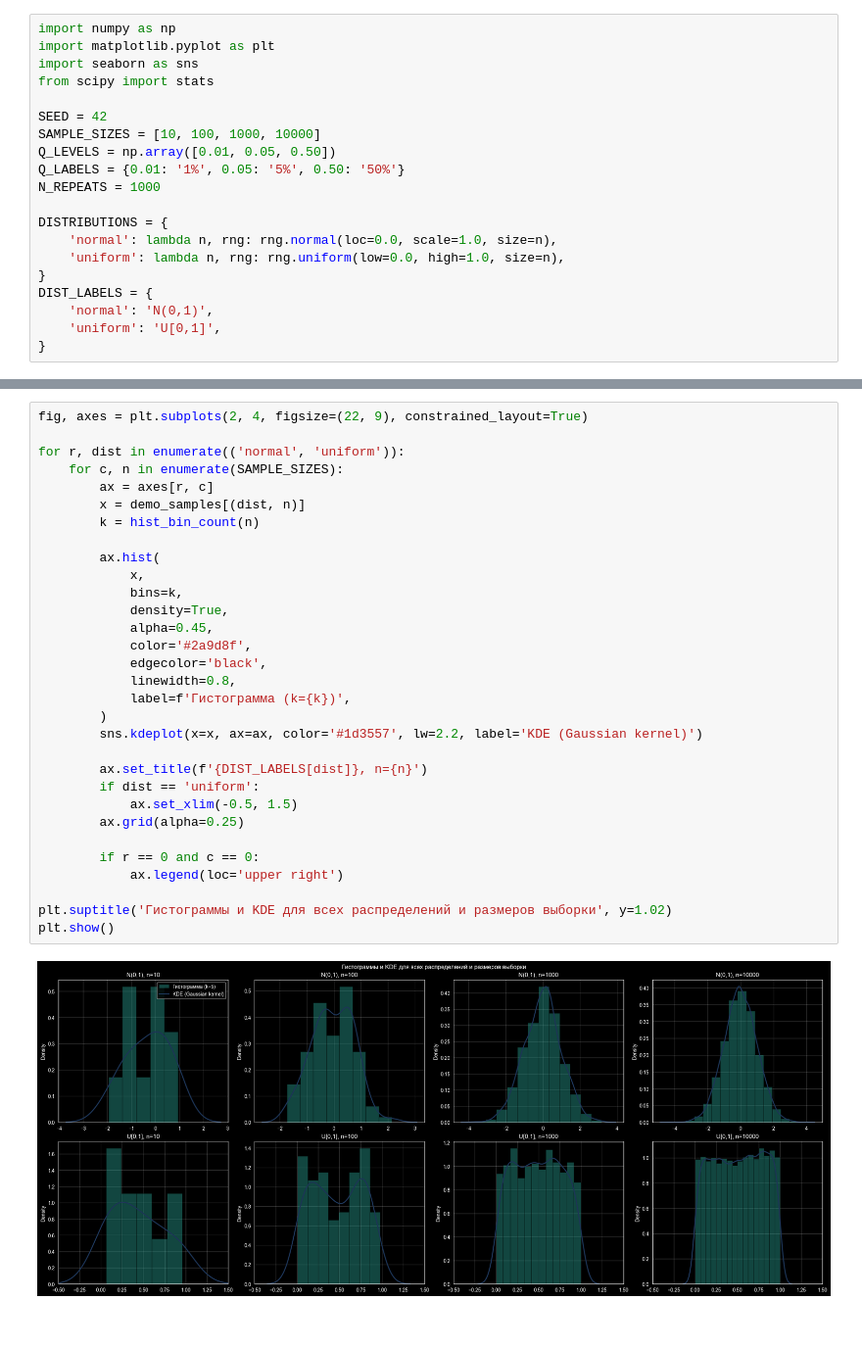
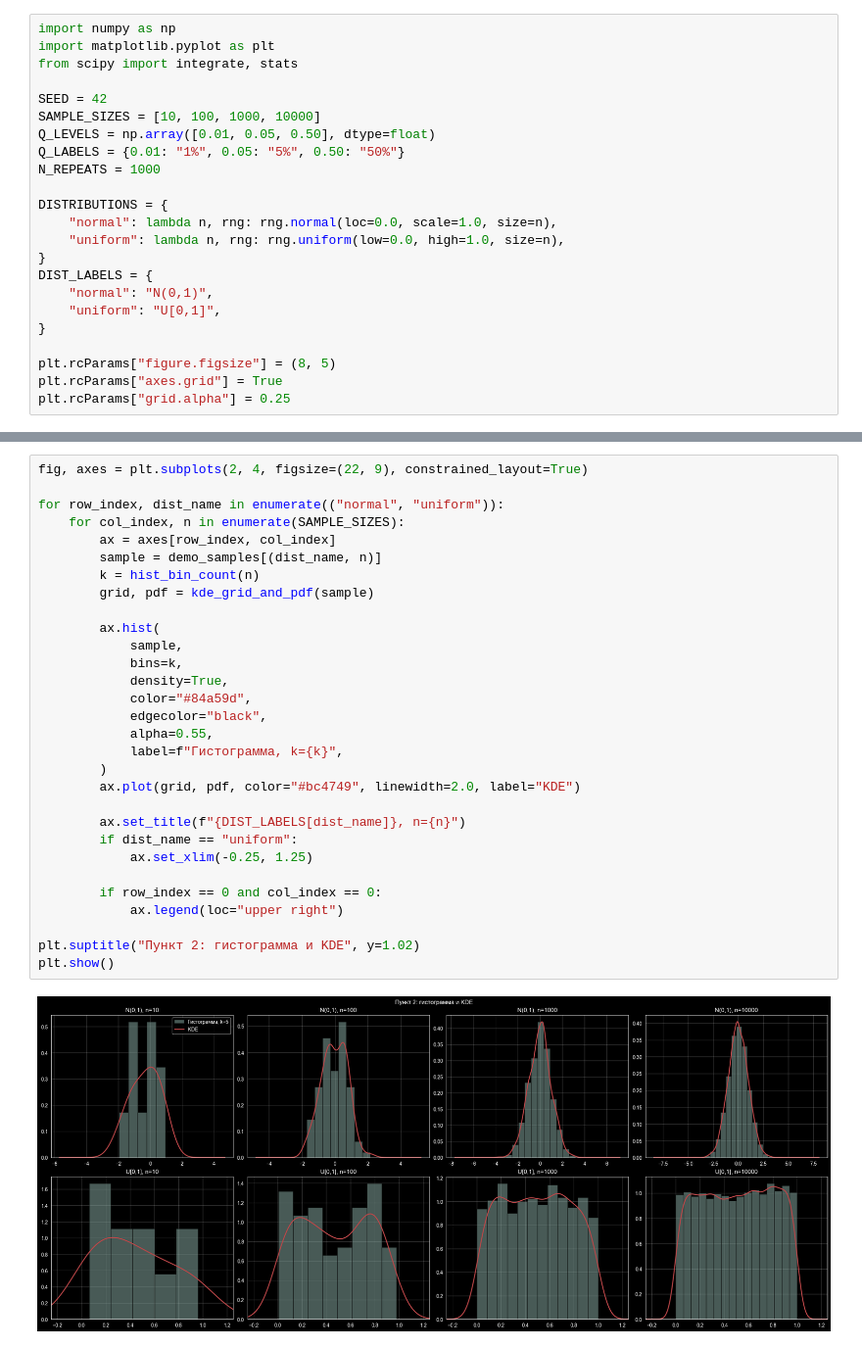
Before and after one commit to wak3upalex/applied-mathematics-and-statistics-itmo, a Jupyter notebook: lab2/Лабораторная_работа_№2.ipynb, the cells around one changed output, grey strips where cells are left out. Shown at 98% size. Cells and saved outputs as stored; diff of their text form.

```diff
--- a/lab2/Лабораторная_работа_№2.ipynb
+++ b/lab2/Лабораторная_работа_№2.ipynb
@@ -9,21 +21,24 @@
 # %%
 import numpy as np
 import matplotlib.pyplot as plt
-import seaborn as sns
-from scipy import stats
+from scipy import integrate, stats
 
 SEED = 42
 SAMPLE_SIZES = [10, 100, 1000, 10000]
-Q_LEVELS = np.array([0.01, 0.05, 0.50])
-Q_LABELS = {0.01: '1%', 0.05: '5%', 0.50: '50%'}
+Q_LEVELS = np.array([0.01, 0.05, 0.50], dtype=float)
+Q_LABELS = {0.01: "1%", 0.05: "5%", 0.50: "50%"}
 N_REPEATS = 1000
 
 DISTRIBUTIONS = {
-    'normal': lambda n, rng: rng.normal(loc=0.0, scale=1.0, size=n),
-    'uniform': lambda n, rng: rng.uniform(low=0.0, high=1.0, size=n),
+    "normal": lambda n, rng: rng.normal(loc=0.0, scale=1.0, size=n),
+    "uniform": lambda n, rng: rng.uniform(low=0.0, high=1.0, size=n),
 }
 DIST_LABELS = {
-    'normal': 'N(0,1)',
-    'uniform': 'U[0,1]',
+    "normal": "N(0,1)",
+    "uniform": "U[0,1]",
 }
+
+plt.rcParams["figure.figsize"] = (8, 5)
+plt.rcParams["axes.grid"] = True
+plt.rcParams["grid.alpha"] = 0.25
 # %%
@@ -179,33 +239,32 @@ U[0,1]        | 10000 | 0.5055  | 0.0842
 # %%
 fig, axes = plt.subplots(2, 4, figsize=(22, 9), constrained_layout=True)
 
-for r, dist in enumerate(('normal', 'uniform')):
-    for c, n in enumerate(SAMPLE_SIZES):
-        ax = axes[r, c]
-        x = demo_samples[(dist, n)]
+for row_index, dist_name in enumerate(("normal", "uniform")):
+    for col_index, n in enumerate(SAMPLE_SIZES):
+        ax = axes[row_index, col_index]
+        sample = demo_samples[(dist_name, n)]
         k = hist_bin_count(n)
+        grid, pdf = kde_grid_and_pdf(sample)
 
         ax.hist(
-            x,
+            sample,
             bins=k,
             density=True,
-            alpha=0.45,
-            color='#2a9d8f',
-            edgecolor='black',
-            linewidth=0.8,
-            label=f'Гистограмма (k={k})',
+            color="#84a59d",
+            edgecolor="black",
+            alpha=0.55,
+            label=f"Гистограмма, k={k}",
         )
-        sns.kdeplot(x=x, ax=ax, color='#1d3557', lw=2.2, label='KDE (Gaussian kernel)')
+        ax.plot(grid, pdf, color="#bc4749", linewidth=2.0, label="KDE")
 
-        ax.set_title(f'{DIST_LABELS[dist]}, n={n}')
-        if dist == 'uniform':
-            ax.set_xlim(-0.5, 1.5)
-        ax.grid(alpha=0.25)
+        ax.set_title(f"{DIST_LABELS[dist_name]}, n={n}")
+        if dist_name == "uniform":
+            ax.set_xlim(-0.25, 1.25)
 
-        if r == 0 and c == 0:
-            ax.legend(loc='upper right')
+        if row_index == 0 and col_index == 0:
+            ax.legend(loc="upper right")
 
-plt.suptitle('Гистограммы и KDE для всех распределений и размеров выборки', y=1.02)
+plt.suptitle("Пункт 2: гистограмма и KDE", y=1.02)
 plt.show()
 # %% [output]
-[figure, old version]
+[figure, new version]
```
Also changed, not shown: parts of 20 cells of this notebook, 5 other files.
